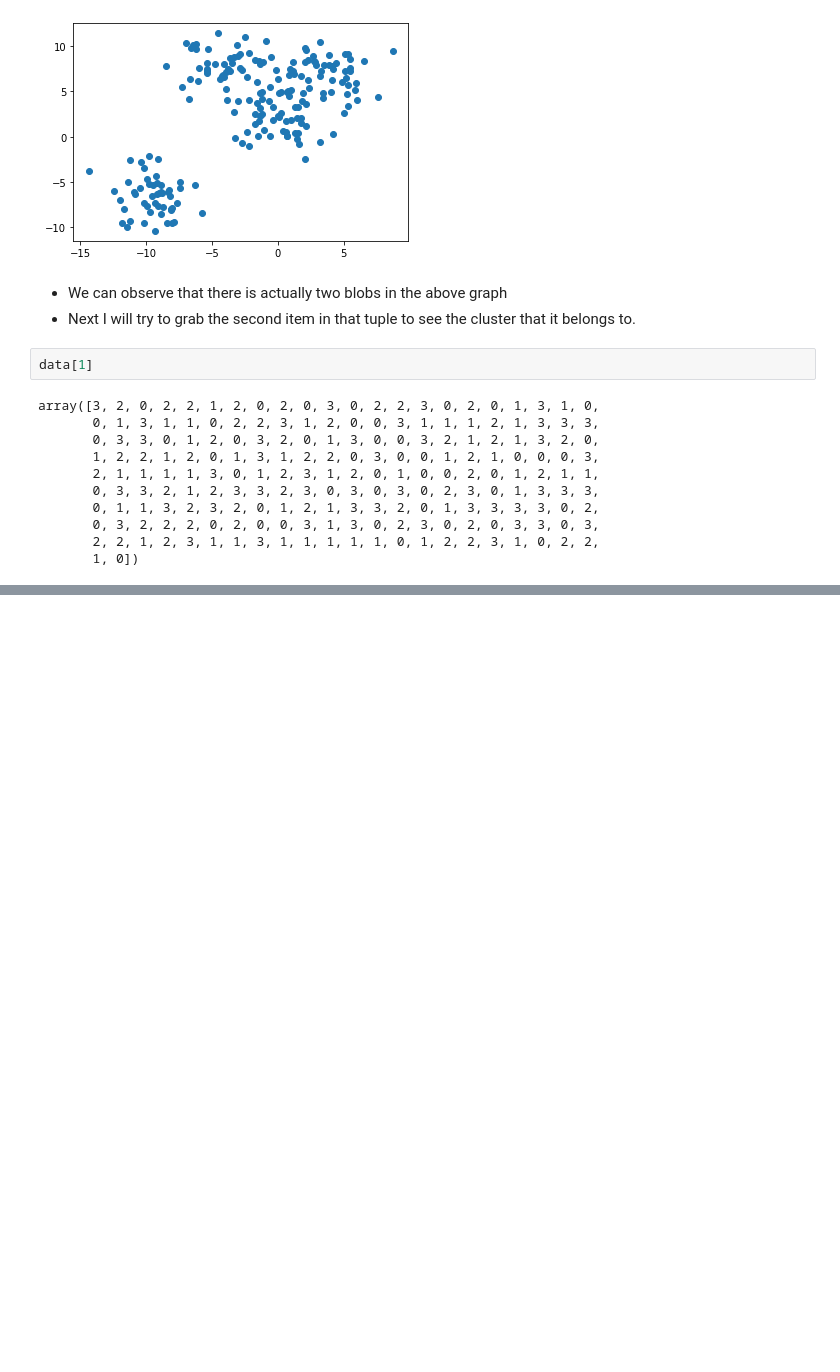
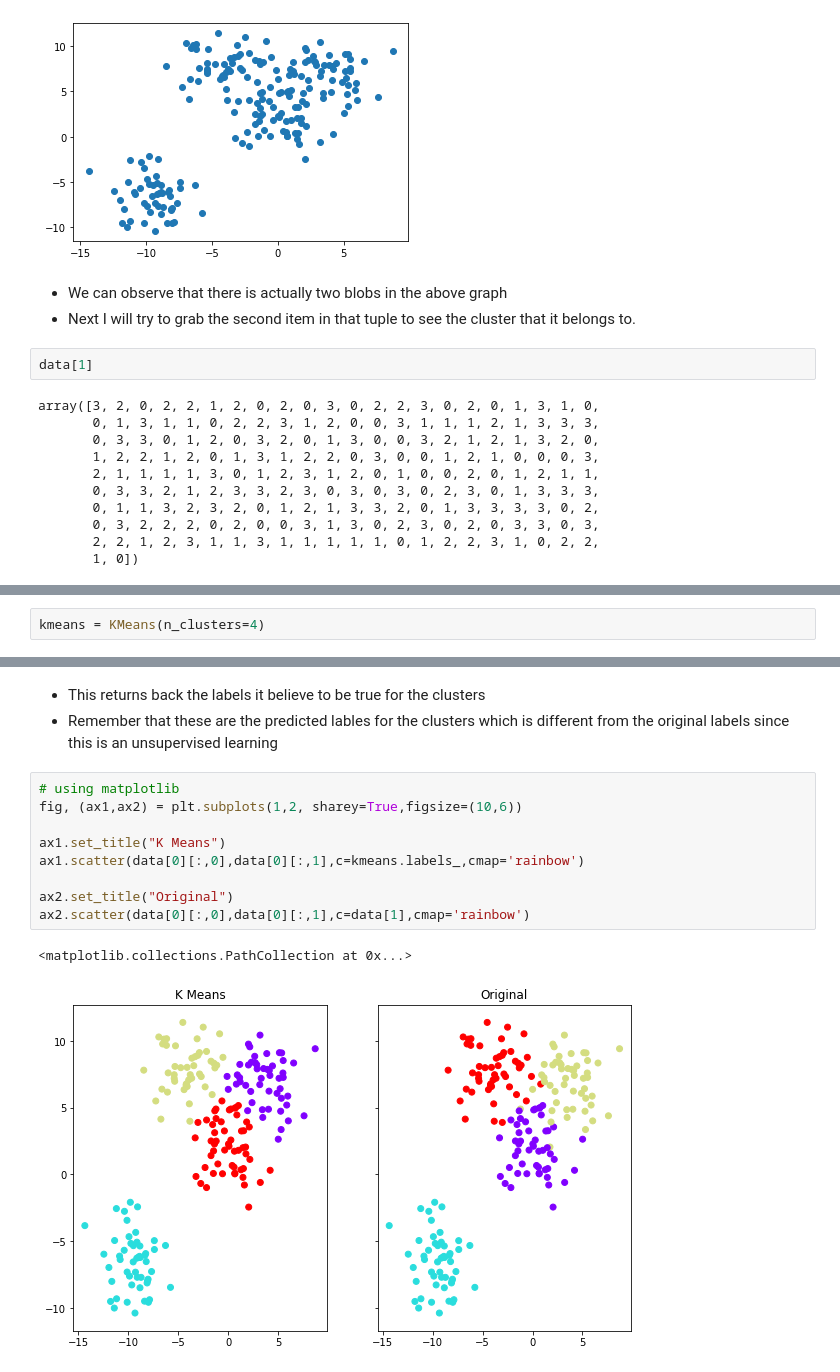
Before and after one commit to Gpower01/K_Mean_Clustering_and_PCA, a Jupyter notebook: K-Mean Cluster_Projects/K_Mean_Clustering_Project01.ipynb, the cells around one changed output, grey strips where cells are left out. Drawn from its saved outputs; the diff is of its cells as text; blank space fills up the shorter version.

```diff
--- a/K-Mean Cluster_Projects/K_Mean_Clustering_Project01.ipynb
+++ b/K-Mean Cluster_Projects/K_Mean_Clustering_Project01.ipynb
@@ -68,0 +83,2 @@ array([3, 2, 0, 2, 2, 1, 2, 0, 2, 0, 3, 0, 2, 2, 3, 0, 2, 0, 1, 3, 1, 0,
+# %%
+kmeans = KMeans(n_clusters=4)
@@ -68,0 +111,15 @@ array([3, 2, 0, 2, 2, 1, 2, 0, 2, 0, 3, 0, 2, 2, 3, 0, 2, 0, 1, 3, 1, 0,
+# %% [markdown]
+- This returns back the labels it believe to be true for the clusters
+- Remember that these are the predicted lables for the clusters which is different from the original labels since this is an unsupervised learning
+# %%
+# using matplotlib
+fig, (ax1,ax2) = plt.subplots(1,2, sharey=True,figsize=(10,6))
+
+ax1.set_title("K Means")
+ax1.scatter(data[0][:,0],data[0][:,1],c=kmeans.labels_,cmap='rainbow')
+
+ax2.set_title("Original")
+ax2.scatter(data[0][:,0],data[0][:,1],c=data[1],cmap='rainbow')
+# %% [output]
+<matplotlib.collections.PathCollection at 0x...>
+[figure, added]
```
Also changed, not shown: parts of 25 cells of this notebook, 5 other files.
